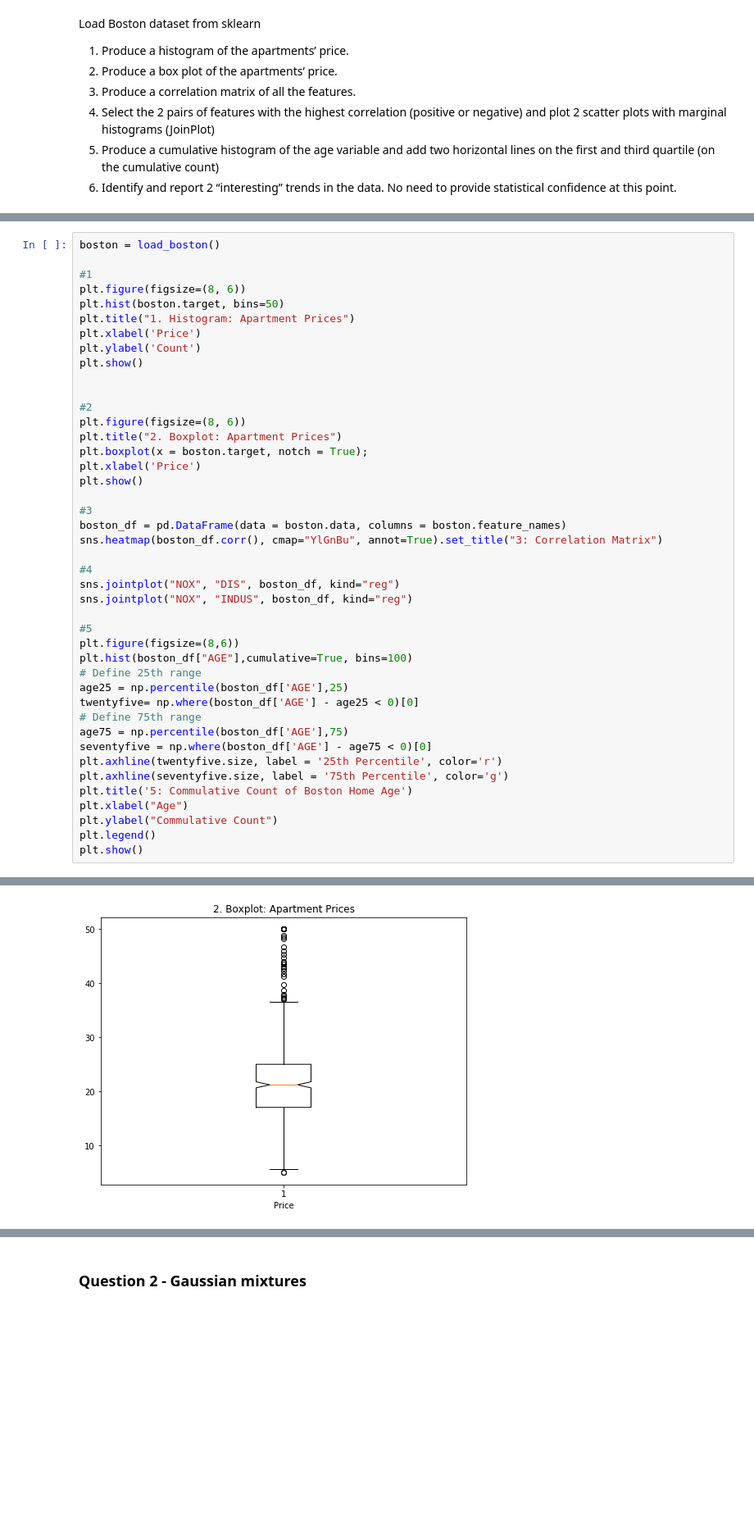
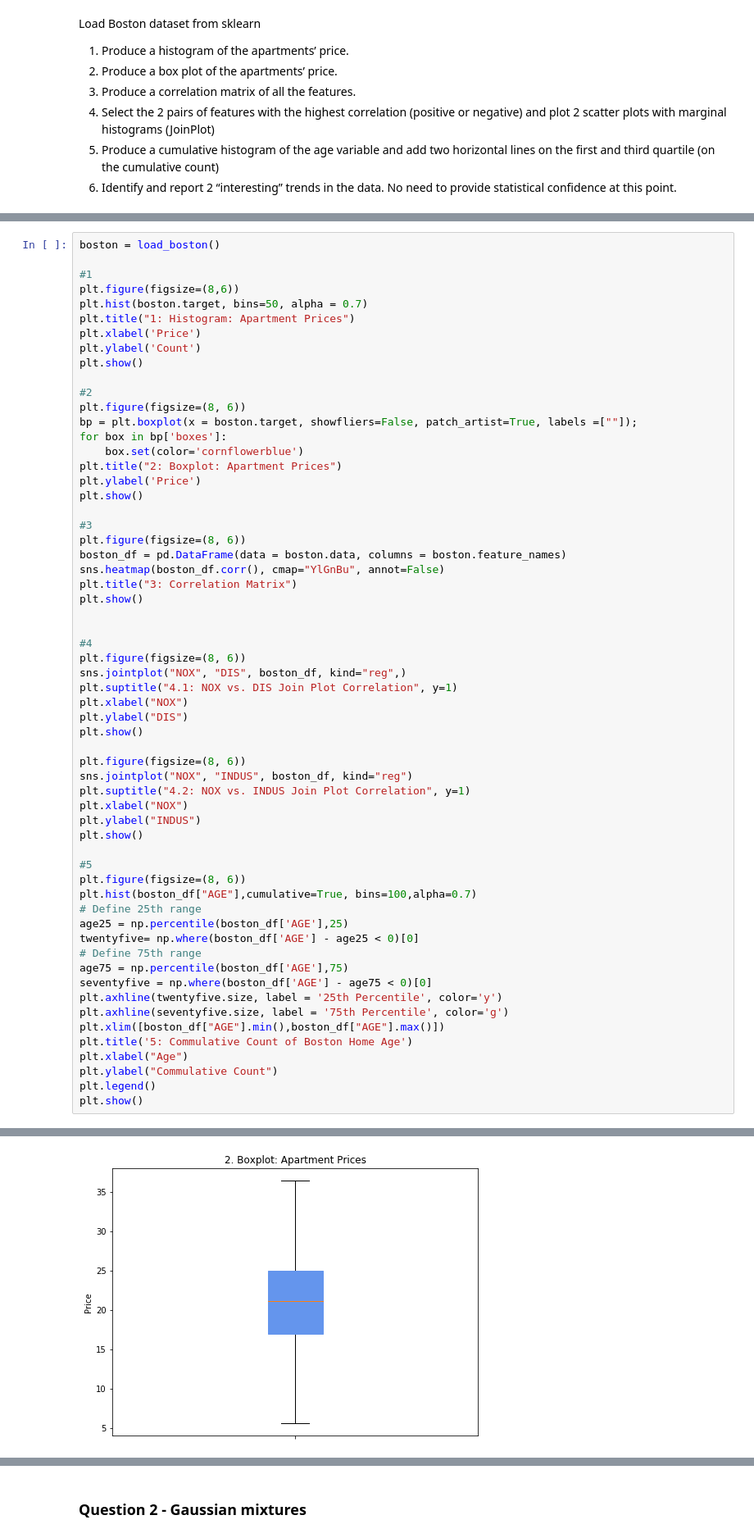
Before and after one commit to mayakerem/StatisticsDataAnalysis, a Jupyter notebook: HW2.ipynb, the cells around one changed output, grey strips where cells are left out. Shown at 82% size. Saved outputs shown, nothing was run; the diff lists cells and outputs as text; blank space fills up the shorter version.

```diff
--- a/HW2.ipynb
+++ b/HW2.ipynb
@@ -35,40 +38,57 @@ Load Boston dataset from sklearn
 boston = load_boston()
 
 #1
-plt.figure(figsize=(8, 6))
-plt.hist(boston.target, bins=50)
-plt.title("1. Histogram: Apartment Prices")
+plt.figure(figsize=(8,6))
+plt.hist(boston.target, bins=50, alpha = 0.7)
+plt.title("1: Histogram: Apartment Prices")
 plt.xlabel('Price')
 plt.ylabel('Count')
 plt.show()
 
-
 #2
 plt.figure(figsize=(8, 6))
-plt.title("2. Boxplot: Apartment Prices")
-plt.boxplot(x = boston.target, notch = True);
-plt.xlabel('Price')
+bp = plt.boxplot(x = boston.target, showfliers=False, patch_artist=True, labels =[""]);
+for box in bp['boxes']:
+    box.set(color='cornflowerblue')
+plt.title("2: Boxplot: Apartment Prices")
+plt.ylabel('Price')
 plt.show()
 
 #3
+plt.figure(figsize=(8, 6))
 boston_df = pd.DataFrame(data = boston.data, columns = boston.feature_names)
-sns.heatmap(boston_df.corr(), cmap="YlGnBu", annot=True).set_title("3: Correlation Matrix")
+sns.heatmap(boston_df.corr(), cmap="YlGnBu", annot=False)
+plt.title("3: Correlation Matrix")
+plt.show()
+
 
 #4
-sns.jointplot("NOX", "DIS", boston_df, kind="reg")
+plt.figure(figsize=(8, 6))
+sns.jointplot("NOX", "DIS", boston_df, kind="reg",)
+plt.suptitle("4.1: NOX vs. DIS Join Plot Correlation", y=1)
+plt.xlabel("NOX")
+plt.ylabel("DIS")
+plt.show()
+
+plt.figure(figsize=(8, 6))
 sns.jointplot("NOX", "INDUS", boston_df, kind="reg")
+plt.suptitle("4.2: NOX vs. INDUS Join Plot Correlation", y=1)
+plt.xlabel("NOX")
+plt.ylabel("INDUS")
+plt.show()
 
 #5
-plt.figure(figsize=(8,6))
-plt.hist(boston_df["AGE"],cumulative=True, bins=100)
+plt.figure(figsize=(8, 6))
+plt.hist(boston_df["AGE"],cumulative=True, bins=100,alpha=0.7)
 # Define 25th range
 age25 = np.percentile(boston_df['AGE'],25)
 twentyfive= np.where(boston_df['AGE'] - age25 < 0)[0]
 # Define 75th range
 age75 = np.percentile(boston_df['AGE'],75)
 seventyfive = np.where(boston_df['AGE'] - age75 < 0)[0]
-plt.axhline(twentyfive.size, label = '25th Percentile', color='r')
+plt.axhline(twentyfive.size, label = '25th Percentile', color='y')
 plt.axhline(seventyfive.size, label = '75th Percentile', color='g')
+plt.xlim([boston_df["AGE"].min(),boston_df["AGE"].max()])
 plt.title('5: Commulative Count of Boston Home Age')
 plt.xlabel("Age")
 plt.ylabel("Commulative Count")
@@ -79 +99 @@ plt.show()
-[figure, old version]
+[figure, new version]
```
Also changed, not shown: parts of 44 cells of this notebook.
